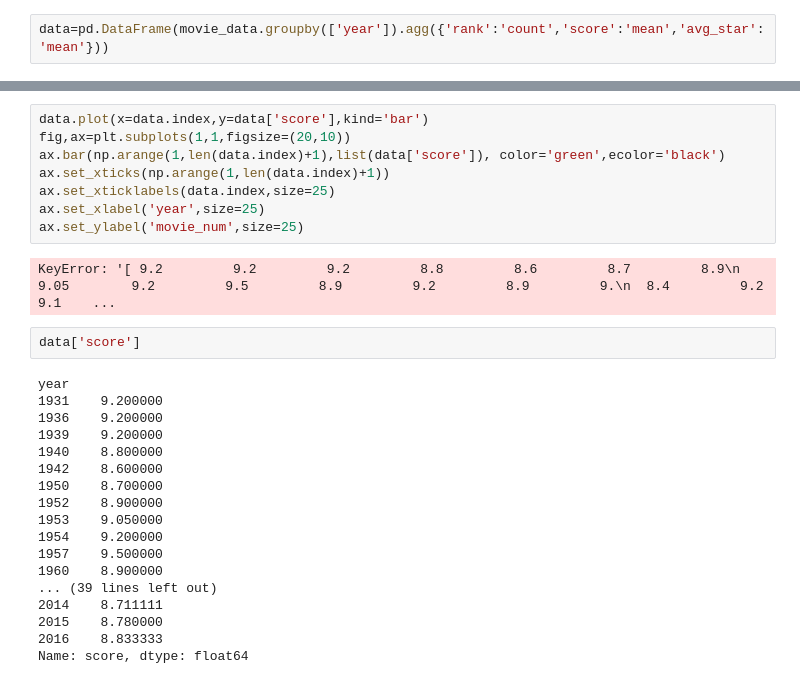
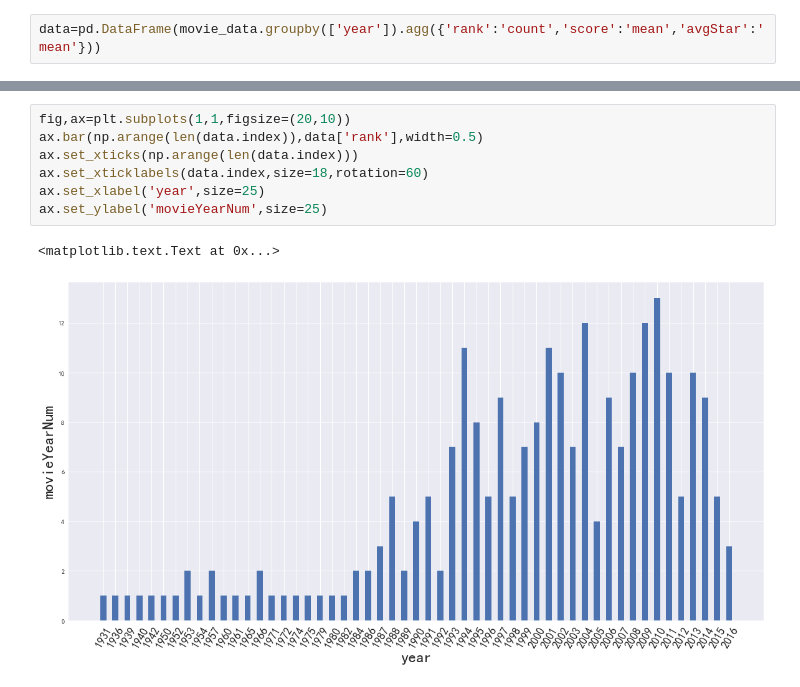
Before and after one commit to SwimSweet/My-DataMining-Learning, a Jupyter notebook: jupyter/Movie_Top250.ipynb, the cells around one changed output, grey strips where cells are left out. Drawn from its saved outputs; the diff is of its cells as text.

```diff
--- a/jupyter/Movie_Top250.ipynb
+++ b/jupyter/Movie_Top250.ipynb
@@ -83,2 +105,2 @@ Text(0,0.5,'director')
 # %%
-data=pd.DataFrame(movie_data.groupby(['year']).agg({'rank':'count','score':'mean','avg_star':'mean'}))
+data=pd.DataFrame(movie_data.groupby(['year']).agg({'rank':'count','score':'mean','avgStar':'mean'}))
@@ -85,30 +119,10 @@ data=pd.DataFrame(movie_data.groupby(['year']).agg({'rank':'count','score':'mean
 # %%
-data.plot(x=data.index,y=data['score'],kind='bar')
 fig,ax=plt.subplots(1,1,figsize=(20,10))
-ax.bar(np.arange(1,len(data.index)+1),list(data['score']), color='green',ecolor='black')
-ax.set_xticks(np.arange(1,len(data.index)+1))
-ax.set_xticklabels(data.index,size=25)
+ax.bar(np.arange(len(data.index)),data['rank'],width=0.5)
+ax.set_xticks(np.arange(len(data.index)))
+ax.set_xticklabels(data.index,size=18,rotation=60)
 ax.set_xlabel('year',size=25)
-ax.set_ylabel('movie_num',size=25)
+ax.set_ylabel('movieYearNum',size=25)
 # %% [output]
-KeyError: '[ 9.2         9.2         9.2         8.8         8.6         8.7         8.9\n  9.05        9.2         9.5         8.9         9.2         8.9         9.\n  8.4         9.2         9.1    ...
+<matplotlib.text.Text at 0x...>
+[figure, added]
-# %%
-data['score']
-# %% [output]
-year
-1931    9.200000
-1936    9.200000
-1939    9.200000
-1940    8.800000
-1942    8.600000
-1950    8.700000
-1952    8.900000
-1953    9.050000
-1954    9.200000
-1957    9.500000
-1960    8.900000
-... (39 lines left out)
-2014    8.711111
-2015    8.780000
-2016    8.833333
-Name: score, dtype: float64
```
Also changed, not shown: parts of 21 cells of this notebook, 3 other files.
